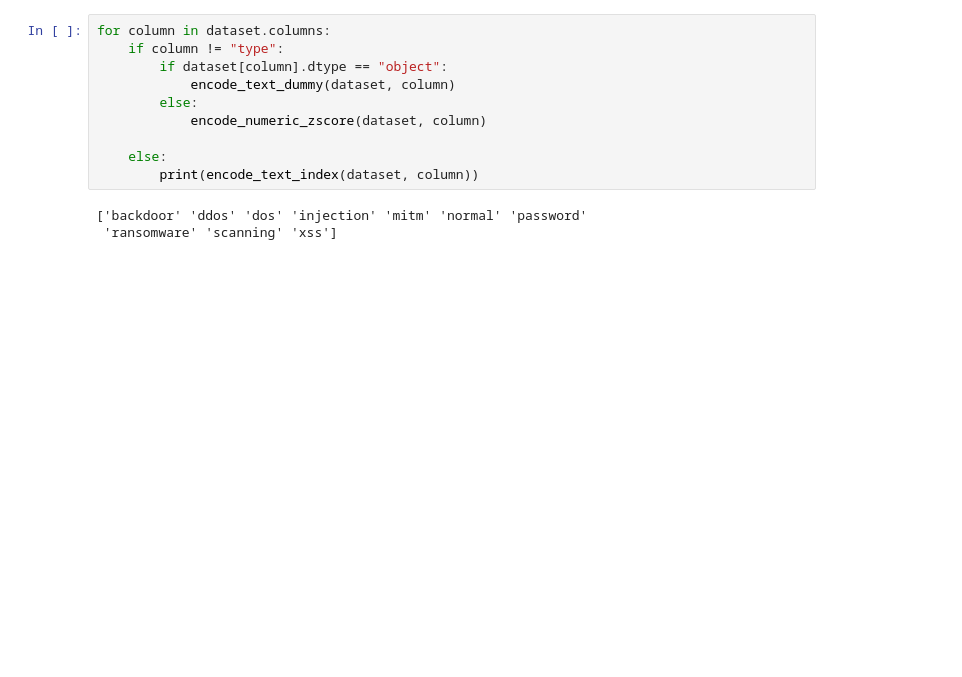
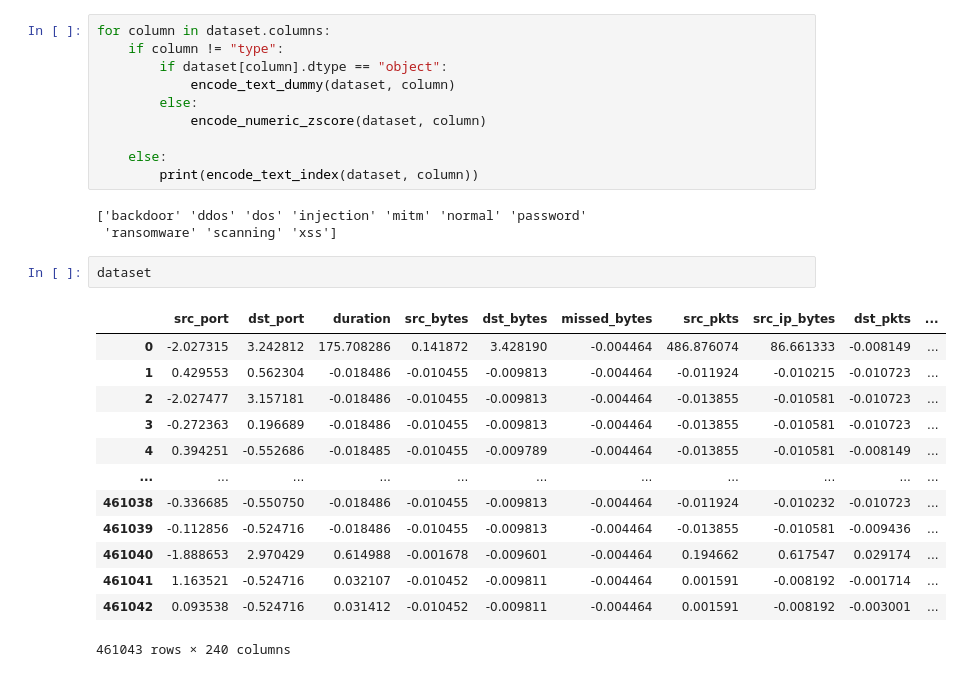
Before and after one commit to NguyenQuangMinh0504/CIL_NIDS, a Jupyter notebook: Code/NoteBook/TON_IoT/TON_IoT_Network_Multiclass.ipynb, the cells around one changed output. Saved outputs shown, nothing was run; the diff lists cells and outputs as text; blank space fills up the shorter version.

```diff
--- a/Code/NoteBook/TON_IoT/TON_IoT_Network_Multiclass.ipynb
+++ b/Code/NoteBook/TON_IoT/TON_IoT_Network_Multiclass.ipynb
@@ -371,6 +371,22 @@ for column in dataset.columns:
 # %% [output]
 ['backdoor' 'ddos' 'dos' 'injection' 'mitm' 'normal' 'password'
  'ransomware' 'scanning' 'xss']
+# %%
+dataset
+# %% [output]
+|  | src_port | dst_port | duration | src_bytes | dst_bytes | missed_bytes | src_pkts | src_ip_bytes | dst_pkts | ... |
+| 0 | -2.027315 | 3.242812 | 175.708286 | 0.141872 | 3.428190 | -0.004464 | 486.876074 | 86.661333 | -0.008149 | ... |
+| 1 | 0.429553 | 0.562304 | -0.018486 | -0.010455 | -0.009813 | -0.004464 | -0.011924 | -0.010215 | -0.010723 | ... |
+| 2 | -2.027477 | 3.157181 | -0.018486 | -0.010455 | -0.009813 | -0.004464 | -0.013855 | -0.010581 | -0.010723 | ... |
+| 3 | -0.272363 | 0.196689 | -0.018486 | -0.010455 | -0.009813 | -0.004464 | -0.013855 | -0.010581 | -0.010723 | ... |
+| 4 | 0.394251 | -0.552686 | -0.018485 | -0.010455 | -0.009789 | -0.004464 | -0.013855 | -0.010581 | -0.008149 | ... |
+| ... | ... | ... | ... | ... | ... | ... | ... | ... | ... | ... |
+| 461038 | -0.336685 | -0.550750 | -0.018486 | -0.010455 | -0.009813 | -0.004464 | -0.011924 | -0.010232 | -0.010723 | ... |
+| 461039 | -0.112856 | -0.524716 | -0.018486 | -0.010455 | -0.009813 | -0.004464 | -0.013855 | -0.010581 | -0.009436 | ... |
+| 461040 | -1.888653 | 2.970429 | 0.614988 | -0.001678 | -0.009601 | -0.004464 | 0.194662 | 0.617547 | 0.029174 | ... |
+| 461041 | 1.163521 | -0.524716 | 0.032107 | -0.010452 | -0.009811 | -0.004464 | 0.001591 | -0.008192 | -0.001714 | ... |
+| 461042 | 0.093538 | -0.524716 | 0.031412 | -0.010452 | -0.009811 | -0.004464 | 0.001591 | -0.008192 | -0.003001 | ... |
+461043 rows × 240 columns
 # %%
 import pandas as pd
 import io
```
Also changed, not shown: parts of 2 cells of this notebook, 2 other files.
